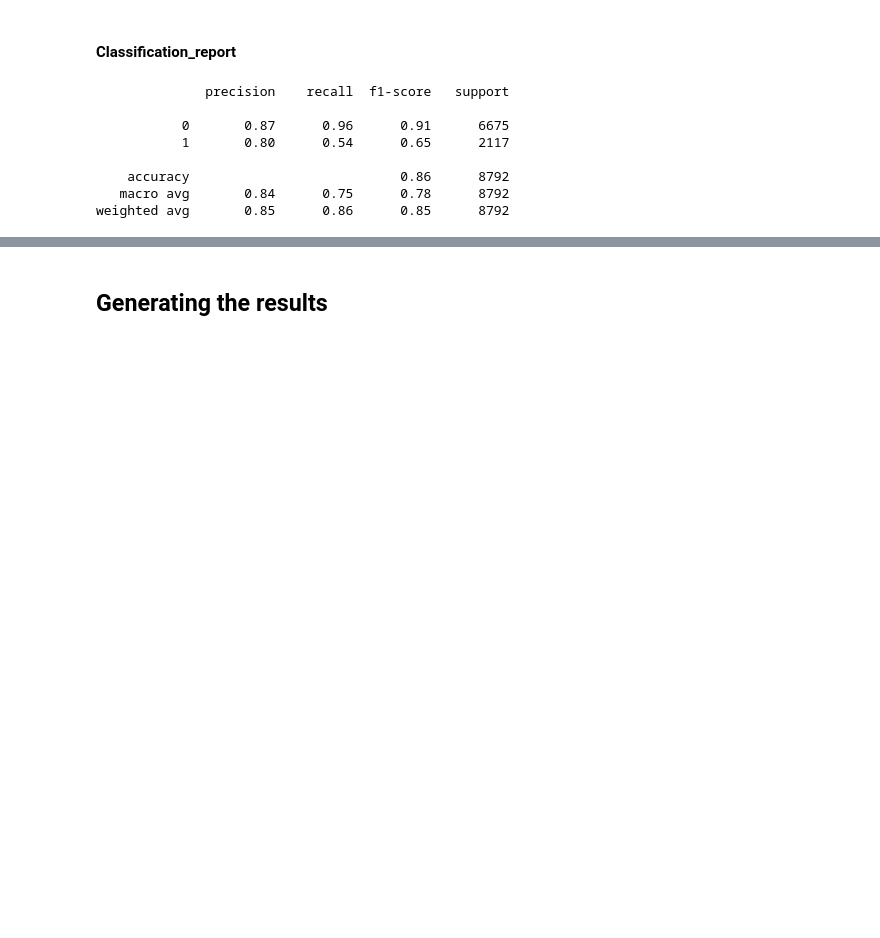
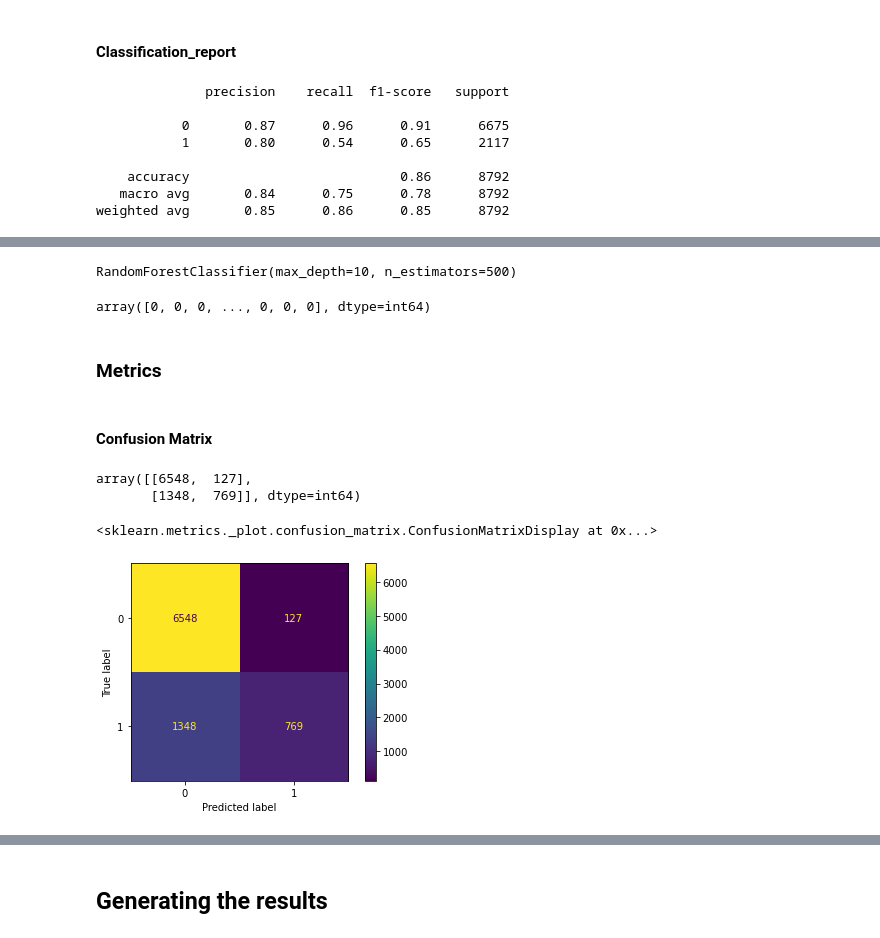
Before and after one commit to ghost07-server/ML_Classification, a Jupyter notebook: 01. Classification_SalaryPrediction/Classification_Salary_gte_50K.ipynb, the cells around one changed output, grey strips where cells are left out. Saved outputs shown, nothing was run; the diff lists cells and outputs as text; code cells hidden in the pictures; blank space fills up the shorter version.

```diff
--- a/01. Classification_SalaryPrediction/Classification_Salary_gte_50K.ipynb
+++ b/01. Classification_SalaryPrediction/Classification_Salary_gte_50K.ipynb
@@ -596,0 +603,16 @@ weighted avg       0.85      0.86      0.85      8792
+# %%
+model_rf = RandomForestClassifier(n_estimators=500, max_depth=10)
+# %%
+model_rf.fit(train_X, train_y)
+# %% [output]
+RandomForestClassifier(max_depth=10, n_estimators=500)
+# %%
+predictions_rf = model_rf.predict(valid_X)
+# %%
+predictions_rf
+# %% [output]
+array([0, 0, 0, ..., 0, 0, 0], dtype=int64)
+# %% [markdown]
+### Metrics
+# %% [markdown]
+#### Confusion Matrix
@@ -596,0 +621,10 @@ weighted avg       0.85      0.86      0.85      8792
+# %%
+cm_rf
+# %% [output]
+array([[6548,  127],
+       [1348,  769]], dtype=int64)
+# %%
+ConfusionMatrixDisplay.from_predictions(valid_y, predictions_rf)
+# %% [output]
+<sklearn.metrics._plot.confusion_matrix.ConfusionMatrixDisplay at 0x...>
+[figure, added]
```
Also changed, not shown: parts of 24 cells of this notebook, 2 other files.
